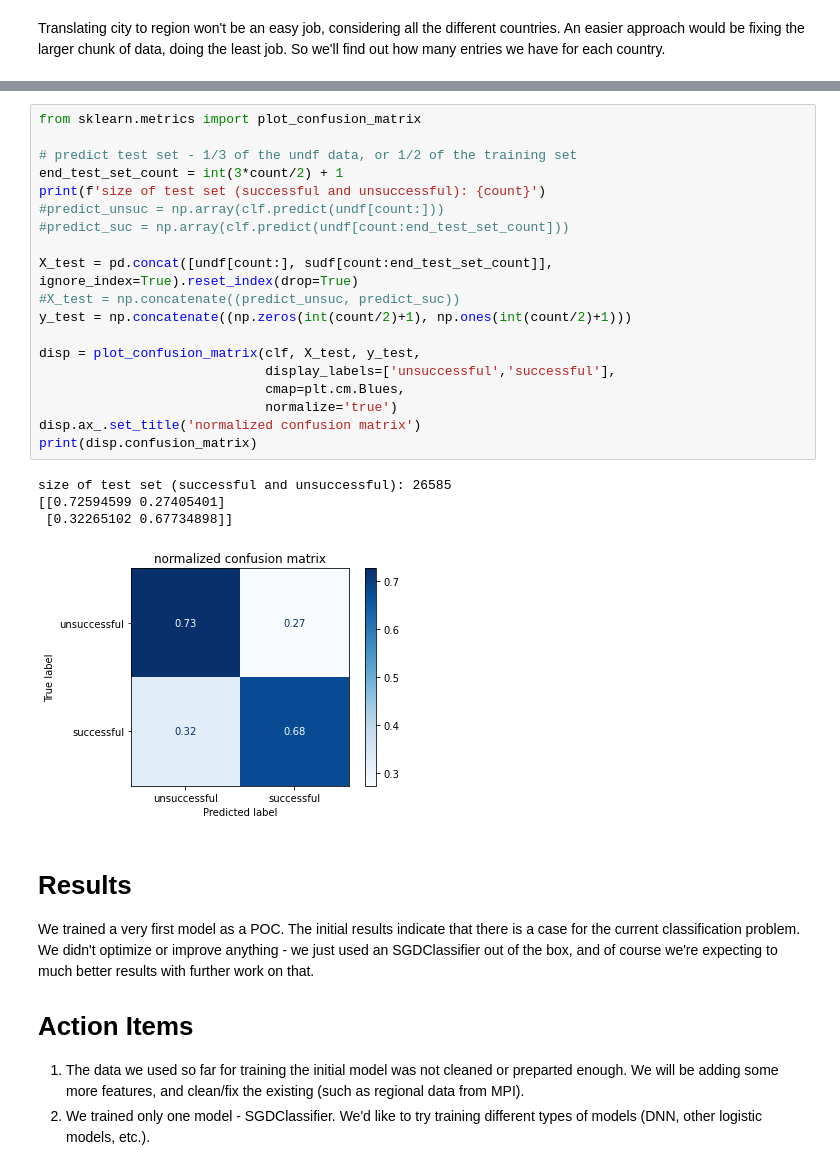
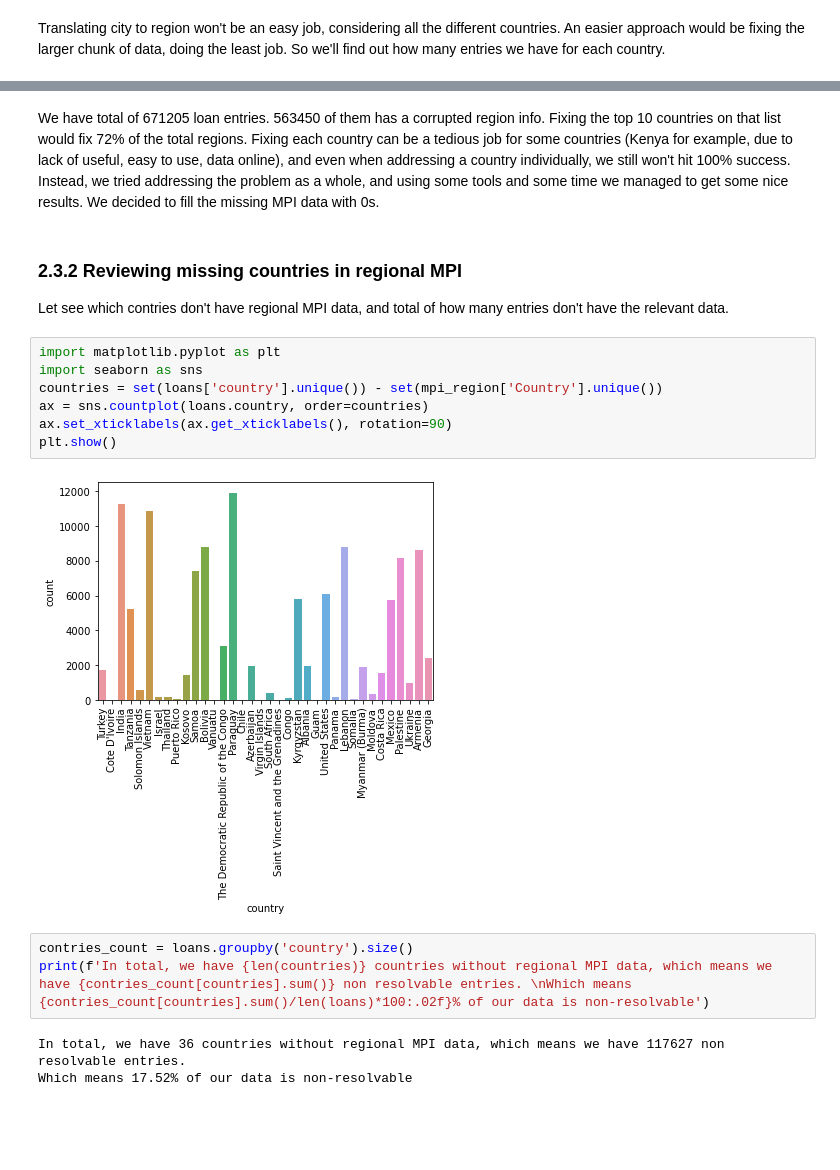
Before and after one commit to talgithub10/kiva, a Jupyter notebook: kiva.ipynb, the cells around one changed output, grey strips where cells are left out. Cells and saved outputs as stored; diff of their text form; blank space fills up the shorter version.

```diff
--- a/kiva.ipynb
+++ b/kiva.ipynb
@@ -402,31 +170,22 @@ Pipeline(memory=None,
-# %%
-from sklearn.metrics import plot_confusion_matrix
-
-# predict test set - 1/3 of the undf data, or 1/2 of the training set
-end_test_set_count = int(3*count/2) + 1
-print(f'size of test set (successful and unsuccessful): {count}')
-#predict_unsuc = np.array(clf.predict(undf[count:]))
-#predict_suc = np.array(clf.predict(undf[count:end_test_set_count]))
-
-X_test = pd.concat([undf[count:], sudf[count:end_test_set_count]], ignore_index=True).reset_index(drop=True)
-#X_test = np.concatenate((predict_unsuc, predict_suc))
-y_test = np.concatenate((np.zeros(int(count/2)+1), np.ones(int(count/2)+1)))
-
-disp = plot_confusion_matrix(clf, X_test, y_test,
-                             display_labels=['unsuccessful','successful'],
-                             cmap=plt.cm.Blues,
-                             normalize='true')
-disp.ax_.set_title('normalized confusion matrix')
-print(disp.confusion_matrix)
-# %% [output]
-size of test set (successful and unsuccessful): 26585
-[[0.72594599 0.27405401]
- [0.32265102 0.67734898]]
-[figure, removed]
-# %% [markdown]
-# Results
-We trained a very first model as a POC. The initial results indicate that there is a case for the current classification problem. We didn't optimize or improve anything - we just used an SGDClassifier out of the box, and of course we're expecting to much better results with further work on that.
-
-# Action Items
-1. The data we used so far for training the initial model was not cleaned or preparted enough. We will be adding some more features, and clean/fix the existing (such as regional data from MPI).
-2. We trained only one model - SGDClassifier. We'd like to try training different types of models (DNN, other logistic models, etc.).
+# %% [markdown]
+We have total of 671205 loan entries. 563450 of them has a corrupted region info. Fixing the top 10 countries on that list would fix 72% of the total regions. Fixing each country can be a tedious job for some countries (Kenya for example, due to lack of useful, easy to use, data online), and even when addressing a country individually, we still won't hit 100% success.
+Instead, we tried addressing the problem as a whole, and using some tools and some time we managed to get some nice results.
+We decided to fill the missing MPI data with 0s.
+# %% [markdown]
+### 2.3.2 Reviewing missing countries in regional MPI
+Let see which contries don't have regional MPI data, and total of how many entries don't have the relevant data.
+# %%
+import matplotlib.pyplot as plt
+import seaborn as sns
+countries = set(loans['country'].unique()) - set(mpi_region['Country'].unique())
+ax = sns.countplot(loans.country, order=countries)
+ax.set_xticklabels(ax.get_xticklabels(), rotation=90)
+plt.show()
+# %% [output]
+[figure, added]
+# %%
+contries_count = loans.groupby('country').size()
+print(f'In total, we have {len(countries)} countries without regional MPI data, which means we have {contries_count[countries].sum()} non resolvable entries. \nWhich means {contries_count[countries].sum()/len(loans)*100:.02f}% of our data is non-resolvable')
+# %% [output]
+In total, we have 36 countries without regional MPI data, which means we have 117627 non resolvable entries.
+Which means 17.52% of our data is non-resolvable
```
Also changed, not shown: parts of 180 cells of this notebook.
